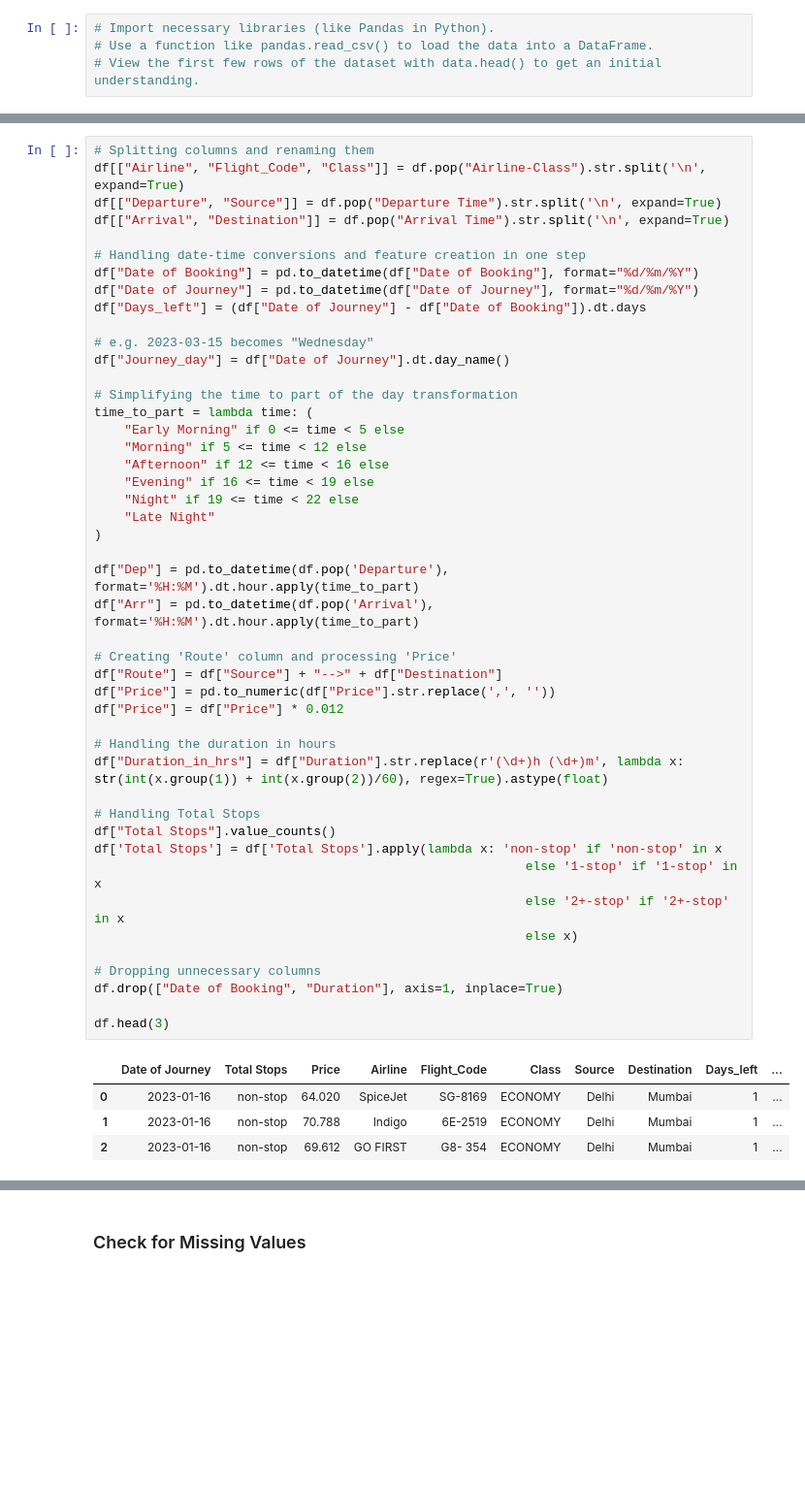
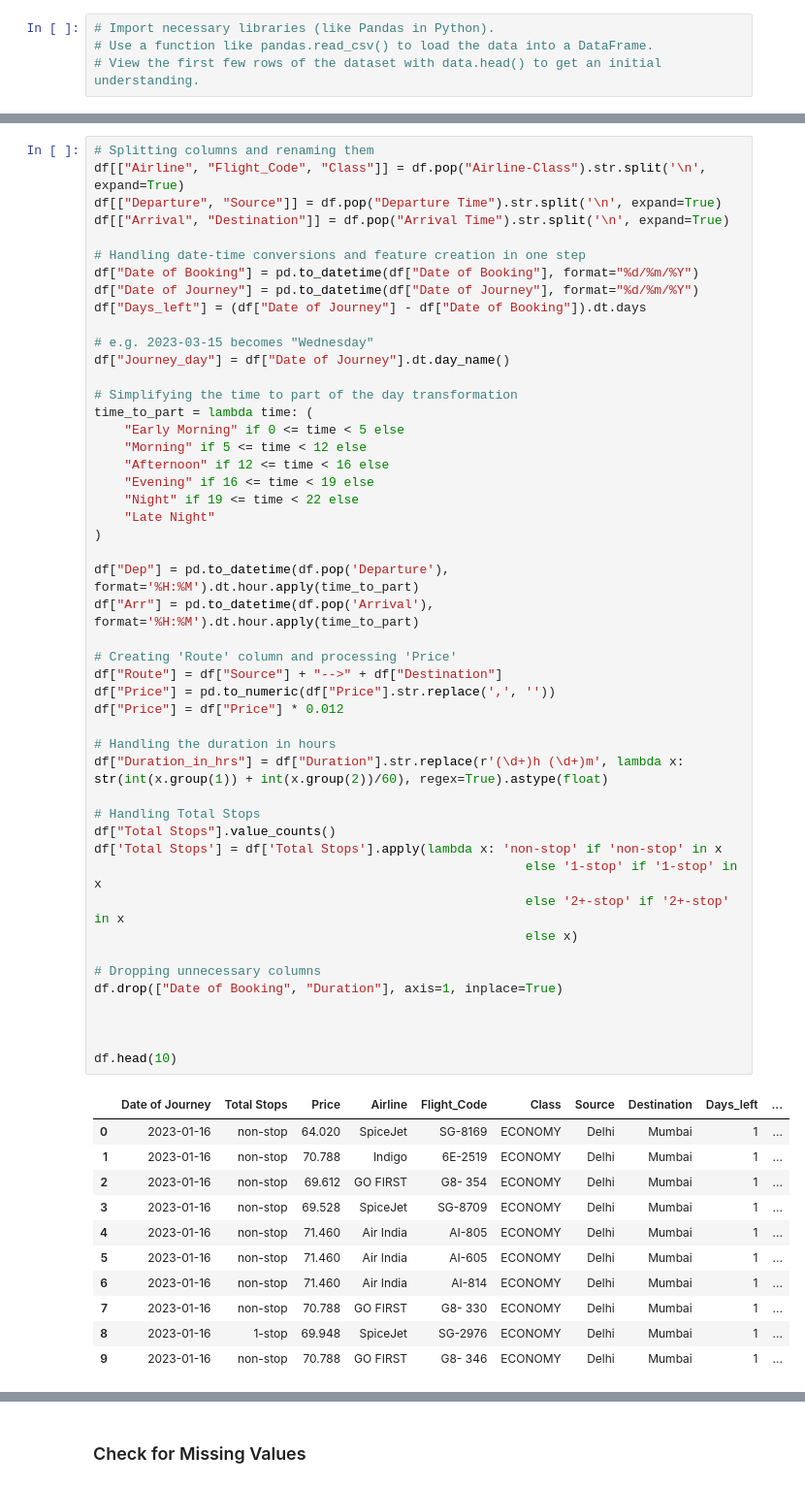
Before and after one commit to Eric1423/CS148_Final_Project, a Jupyter notebook: Final_Project.ipynb, the cells around one changed output, grey strips where cells are left out. Shown at 97% size. Cells and saved outputs as stored; diff of their text form; blank space fills up the shorter version.

```diff
--- a/Final_Project.ipynb
+++ b/Final_Project.ipynb
@@ -132,31 +112,40 @@ time_to_part = lambda time: (
     "Night" if 19 <= time < 22 else
     "Late Night"
 )
 
 df["Dep"] = pd.to_datetime(df.pop('Departure'), format='%H:%M').dt.hour.apply(time_to_part)
 df["Arr"] = pd.to_datetime(df.pop('Arrival'), format='%H:%M').dt.hour.apply(time_to_part)
 
 # Creating 'Route' column and processing 'Price'
 df["Route"] = df["Source"] + "-->" + df["Destination"]
 df["Price"] = pd.to_numeric(df["Price"].str.replace(',', ''))
 df["Price"] = df["Price"] * 0.012
 
 # Handling the duration in hours
 df["Duration_in_hrs"] = df["Duration"].str.replace(r'(\d+)h (\d+)m', lambda x: str(int(x.group(1)) + int(x.group(2))/60), regex=True).astype(float)
 
 # Handling Total Stops
 df["Total Stops"].value_counts()
 df['Total Stops'] = df['Total Stops'].apply(lambda x: 'non-stop' if 'non-stop' in x
                                                          else '1-stop' if '1-stop' in x
                                                          else '2+-stop' if '2+-stop' in x
                                                          else x)
 
 # Dropping unnecessary columns
 df.drop(["Date of Booking", "Duration"], axis=1, inplace=True)
 
-df.head(3)
+
+
+df.head(10)
 # %% [output]
 |  | Date of Journey | Total Stops | Price | Airline | Flight_Code | Class | Source | Destination | Days_left | ... |
 | 0 | 2023-01-16 | non-stop | 64.020 | SpiceJet | SG-8169 | ECONOMY | Delhi | Mumbai | 1 | ... |
 | 1 | 2023-01-16 | non-stop | 70.788 | Indigo | 6E-2519 | ECONOMY | Delhi | Mumbai | 1 | ... |
 | 2 | 2023-01-16 | non-stop | 69.612 | GO FIRST | G8- 354 | ECONOMY | Delhi | Mumbai | 1 | ... |
+| 3 | 2023-01-16 | non-stop | 69.528 | SpiceJet | SG-8709 | ECONOMY | Delhi | Mumbai | 1 | ... |
+| 4 | 2023-01-16 | non-stop | 71.460 | Air India | AI-805 | ECONOMY | Delhi | Mumbai | 1 | ... |
+| 5 | 2023-01-16 | non-stop | 71.460 | Air India | AI-605 | ECONOMY | Delhi | Mumbai | 1 | ... |
+| 6 | 2023-01-16 | non-stop | 71.460 | Air India | AI-814 | ECONOMY | Delhi | Mumbai | 1 | ... |
+| 7 | 2023-01-16 | non-stop | 70.788 | GO FIRST | G8- 330 | ECONOMY | Delhi | Mumbai | 1 | ... |
+| 8 | 2023-01-16 | 1-stop | 69.948 | SpiceJet | SG-2976 | ECONOMY | Delhi | Mumbai | 1 | ... |
+| 9 | 2023-01-16 | non-stop | 70.788 | GO FIRST | G8- 346 | ECONOMY | Delhi | Mumbai | 1 | ... |
```
Also changed, not shown: parts of 78 cells of this notebook.
